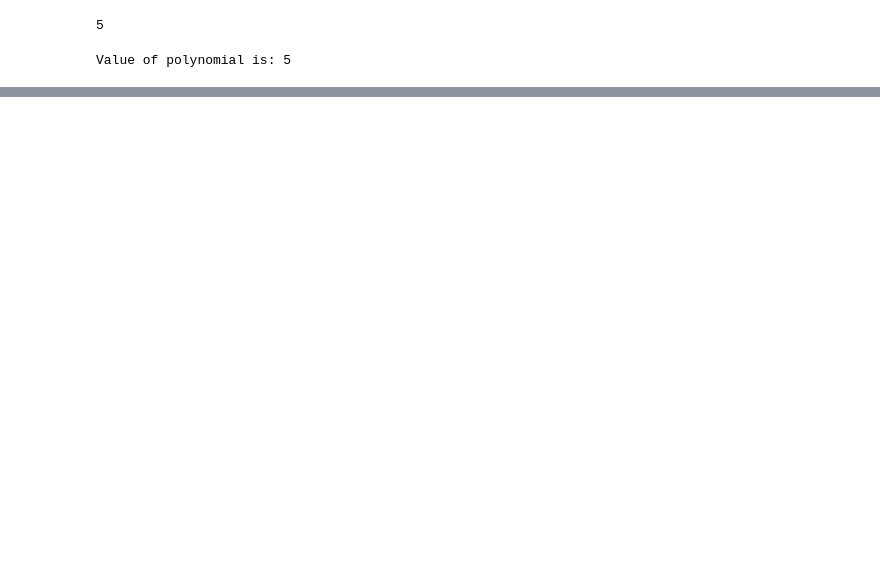
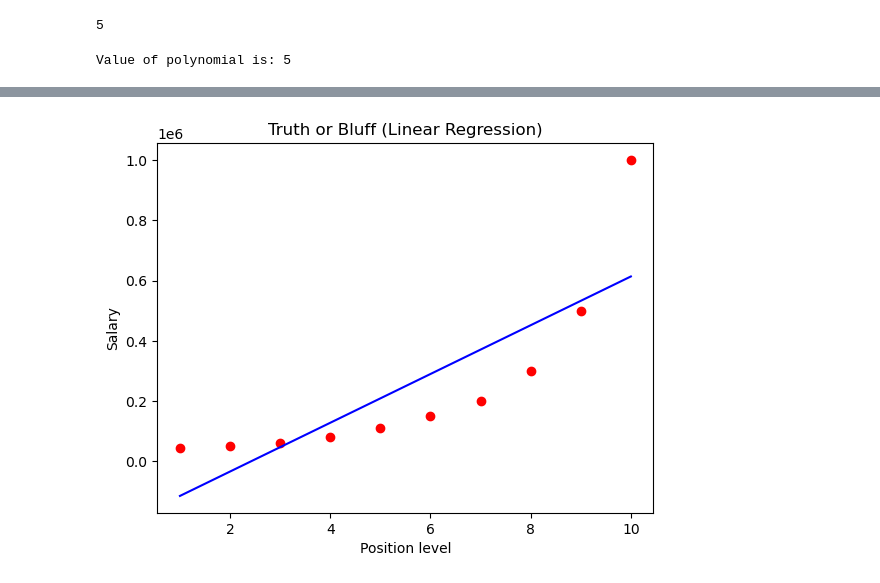
Before and after one commit to Rshocks/THEORY-OF-ALGORITHMS, a Jupyter notebook: Polynomial Time.ipynb, the cells around one changed output, grey strips where cells are left out. Saved outputs shown, nothing was run; the diff lists cells and outputs as text; code cells hidden in the pictures; blank space fills up the shorter version.

Commit message:
Linear vs Polynomial Regression, gitignore windows, added

```diff
--- a/Polynomial Time.ipynb
+++ b/Polynomial Time.ipynb
@@ -77,3 +80,13 @@ n = len(poly)
 print("Value of polynomial is:", horner(poly, n, x))
 # %% [output]
 Value of polynomial is: 5
+# %%
+# Importing the dataset which was found online
+# the table contains all values in csv file
+dataset = pd.read_csv('https://s3.us-west-2.amazonaws.com/public.gamelab.fun/dataset/position_salaries.csv')
+
+# the 2nd column which contains Years Experience array
+X = dataset.iloc[:, 1:2].values
+
+# the last column which contains Salary array
+y = dataset.iloc[:, 2].values
@@ -79,0 +99,21 @@ Value of polynomial is: 5
+# %%
+# Fitting Linear Regression to the dataset
+from sklearn.linear_model import LinearRegression
+
+lin_reg = LinearRegression()
+
+lin_reg.fit(X, y)
+
+# Visualizing the Linear Regression results
+def viz_linear():
+    plt.scatter(X, y, color='red')
+    plt.plot(X, lin_reg.predict(X), color='blue')
+    plt.title('Truth or Bluff (Linear Regression)')
+    plt.xlabel('Position level')
+    plt.ylabel('Salary')
+    plt.show()
+    return
+
+viz_linear()
+# %% [output]
+[figure, added]
```
Also changed, not shown: parts of 8 cells of this notebook, 2 other files.
